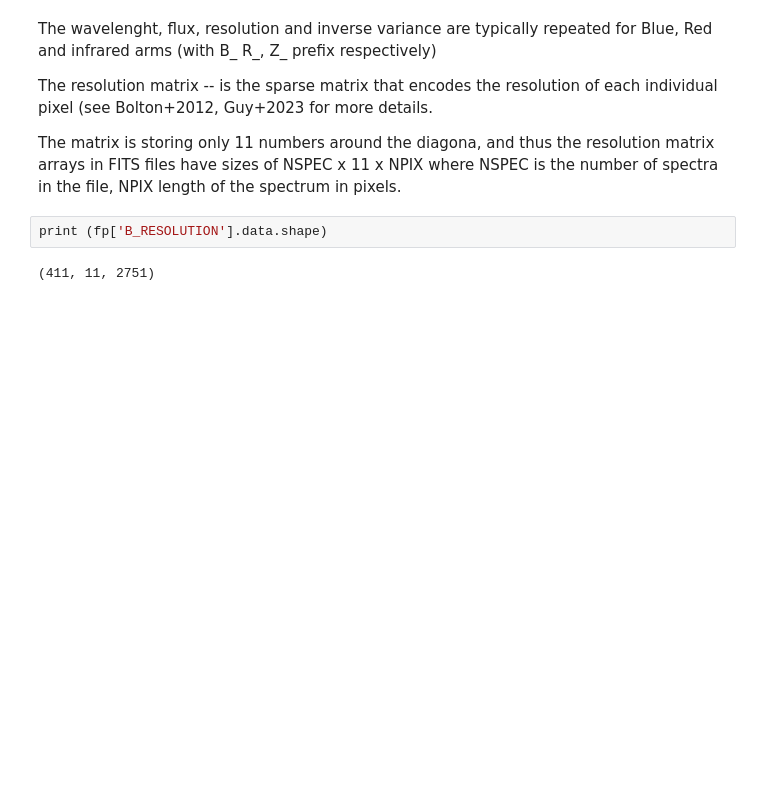
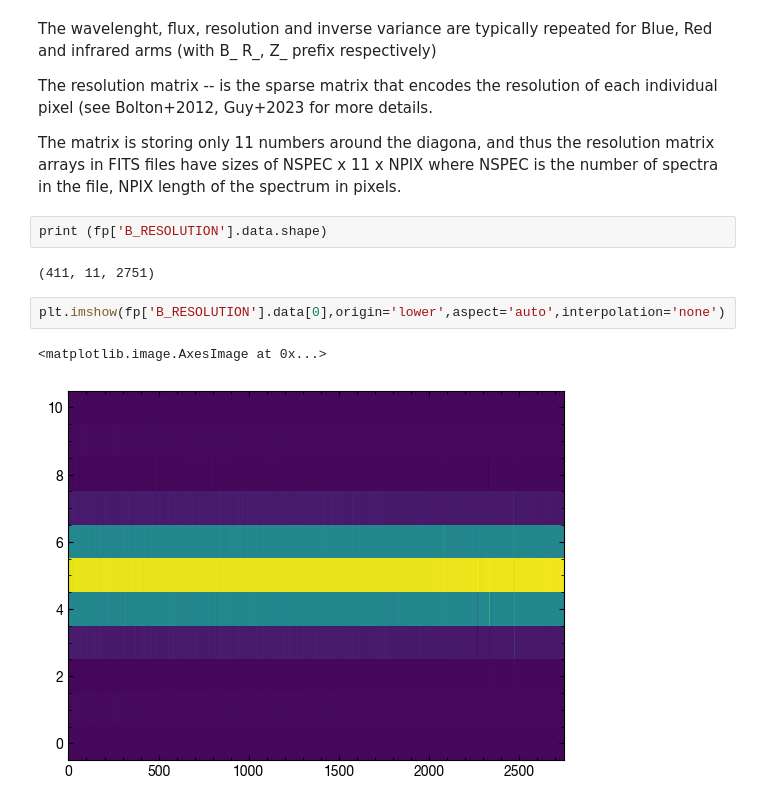
Before and after one commit to segasai/desi_mws_tutorial_toronto2026, a Jupyter notebook: DR1_main_survey_basics.ipynb, the cells around one changed output. Drawn from its saved outputs; the diff is of its cells as text; blank space fills up the shorter version.

```diff
--- a/DR1_main_survey_basics.ipynb
+++ b/DR1_main_survey_basics.ipynb
@@ -136,3 +136,8 @@ NSPEC x 11 x NPIX where NSPEC is the number of spectra in the file, NPIX length
 print (fp['B_RESOLUTION'].data.shape)
 # %% [output]
 (411, 11, 2751)
+# %%
+plt.imshow(fp['B_RESOLUTION'].data[0],origin='lower',aspect='auto',interpolation='none')
+# %% [output]
+<matplotlib.image.AxesImage at 0x...>
+[figure, added]
```
Also changed, not shown: parts of 5 cells of this notebook, 1 other file.
